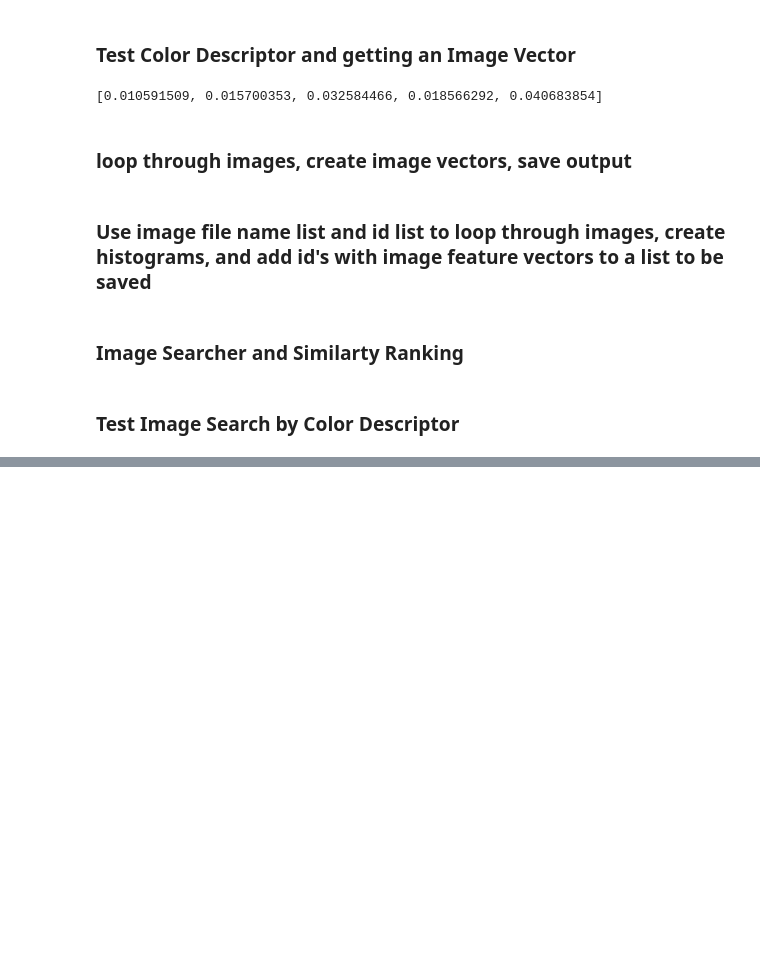
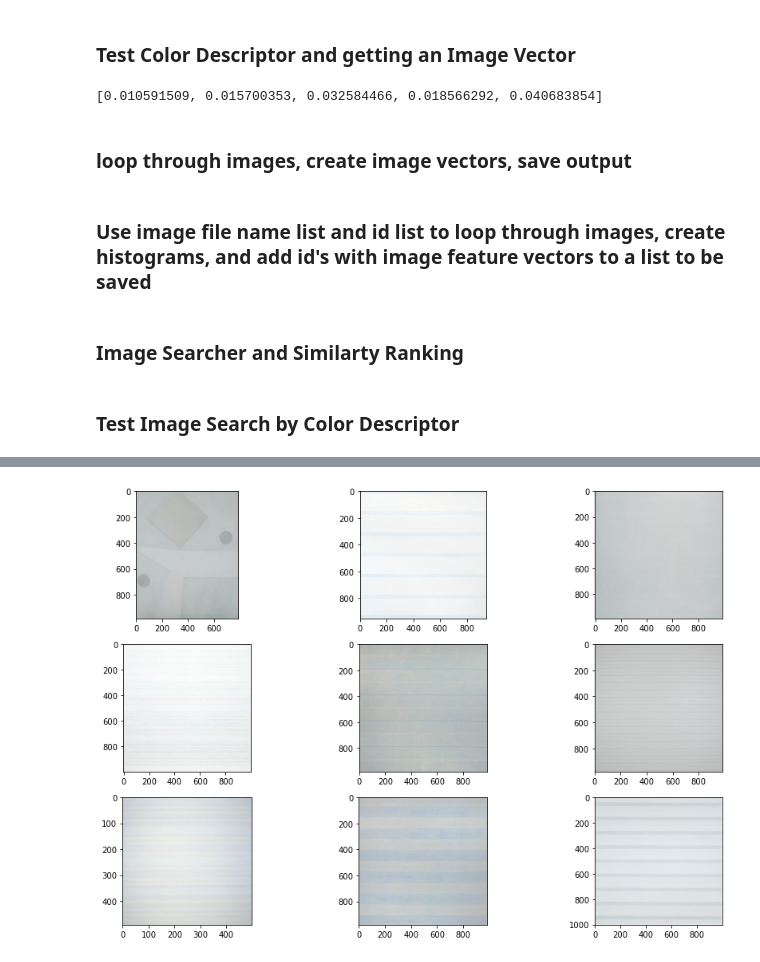
Before and after one commit to AndrewMarksArt/Content_Based_Image_Retrieval_System, a Jupyter notebook: ColorDescriptorPrototype.ipynb, the cells around one changed output, grey strips where cells are left out. Drawn from its saved outputs; the diff is of its cells as text; code cells hidden in the pictures; blank space fills up the shorter version.

```diff
--- a/ColorDescriptorPrototype.ipynb
+++ b/ColorDescriptorPrototype.ipynb
@@ -284,7 +284,7 @@ class SimilarityRanking:
         results = sorted( [(v, k) for (k, v) in results.items()] )
 
         # return the results limited by limit parameter
-        return results[1:limit]
+        return results[:limit]
 
 
     def chi2_distance(self, histA, histB, eps = 1e-10):
@@ -331 +341,3 @@ results
+# %%
+result_images = [x[1].replace('a','').replace('_','.') for x in results]
 # %%
@@ -335,0 +348,9 @@ plt.imshow(img);
+# %%
+plt.figure(figsize=(15,10)) # specifying the overall grid size
+for i in range(9):
+    plt.subplot(3,3,i+1)    # the number of images in the grid is 3*3 (9)
+    img = Image.open('Paintings/' + result_images[i] + '.png')
+    plt.imshow(img)
+plt.show()
+# %% [output]
+[figure, added]
```
Also changed, not shown: parts of 19 cells of this notebook, 6 other files.
